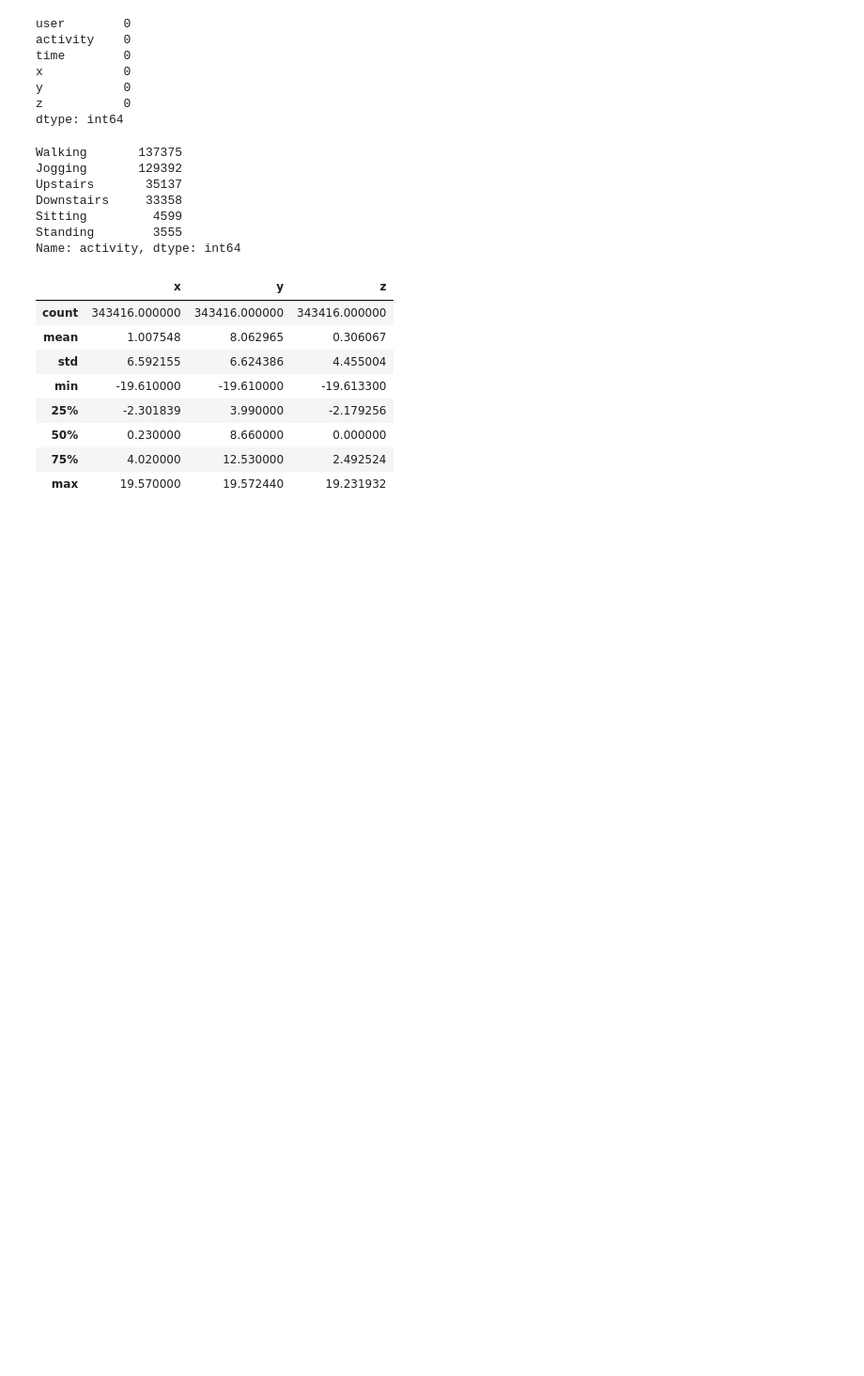
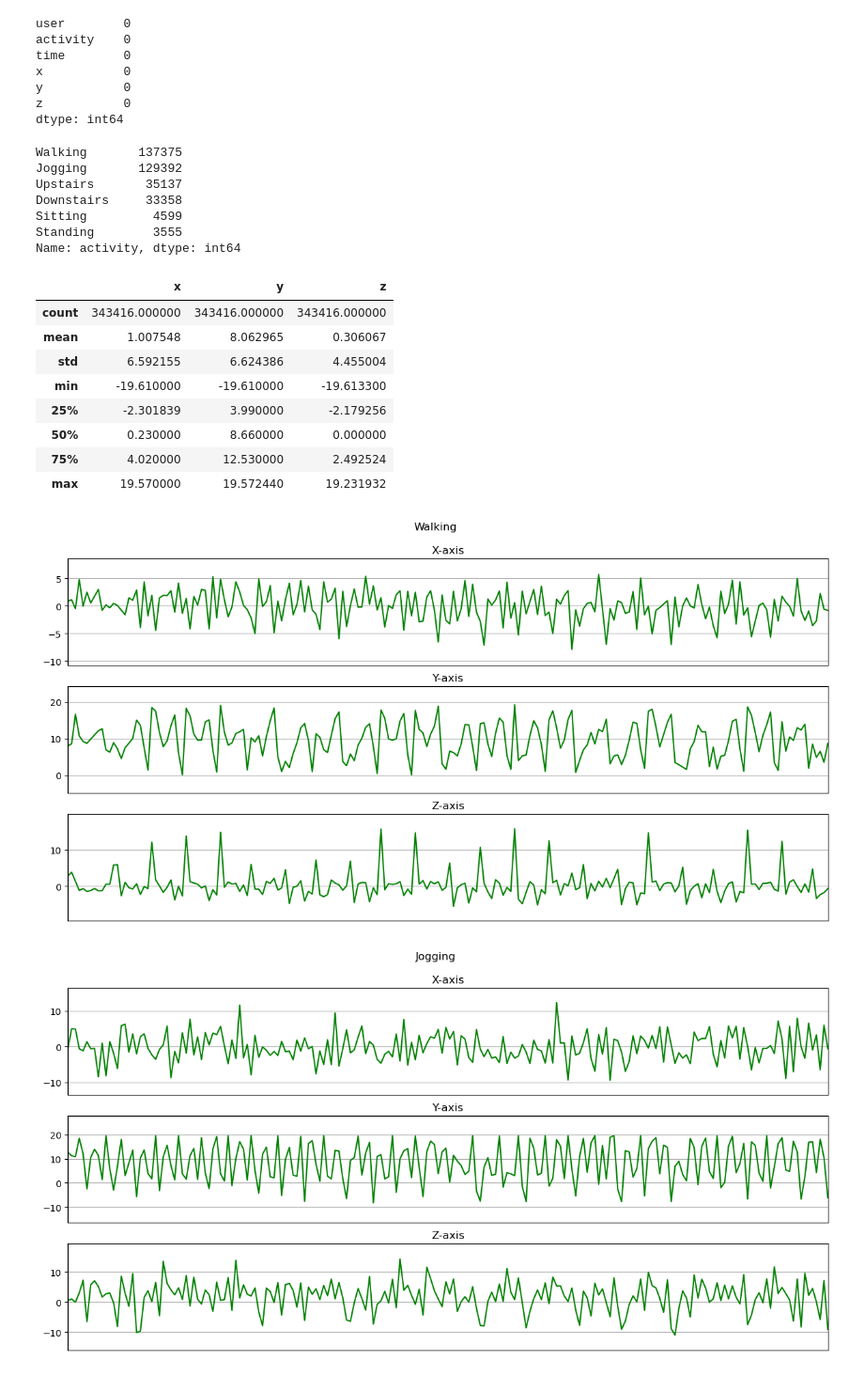
Before and after one commit to therohanchoudhary/Activity-Recognition-DeepLearning, a Jupyter notebook: Notebook.ipynb, the cells around one changed output. Shown at 94% size. Saved outputs shown, nothing was run; the diff lists cells and outputs as text; code cells hidden in the pictures; blank space fills up the shorter version.

```diff
--- a/Notebook.ipynb
+++ b/Notebook.ipynb
@@ -114,18 +112,28 @@ Fs = 20
+# %%
+Fs = 20
+activities = data.activity.value_counts().index
 # %%
 def plot_axis(ax, x, y, title):
     ax.plot(x, y, 'g')
     ax.set_title(title)
     ax.xaxis.set_visible(False)
     ax.set_ylim([min(y) - np.std(y), max(y) + np.std(y)])
-    ax.set_xlim([min(x)])
+    ax.set_xlim([min(x), max(x)])
     ax.grid(True)
 
 def plot_activity(activity, data):
     fig, (ax0, ax1, ax2) = plt.subplots(nrows = 3, figsize = (15, 7), sharex = True)
     plot_axis(ax0, data.time, data.x, 'X-axis')
     plot_axis(ax1, data.time, data.y, 'Y-axis')
     plot_axis(ax2, data.time, data.z, 'Z-axis')
     plt.subplots_adjust(hspace = 0.2)
     fig.suptitle(activity)
     plt.subplots_adjust(top = 0.9)
-    plt.show()
+    plt.shmoow()
+
+for activity in activities:
+    data_for_plot = data[(data['activity'] == activity)][:Fs*10]
+    plot_activity(activity, data_for_plot)
+# %% [output]
+[figure, added]
+[figure, added]
```
Also changed, not shown: parts of 23 cells of this notebook.
